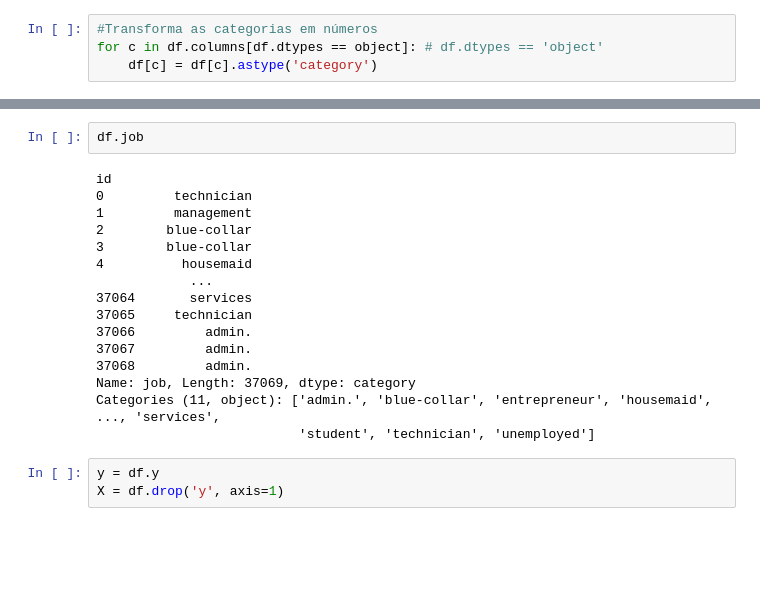
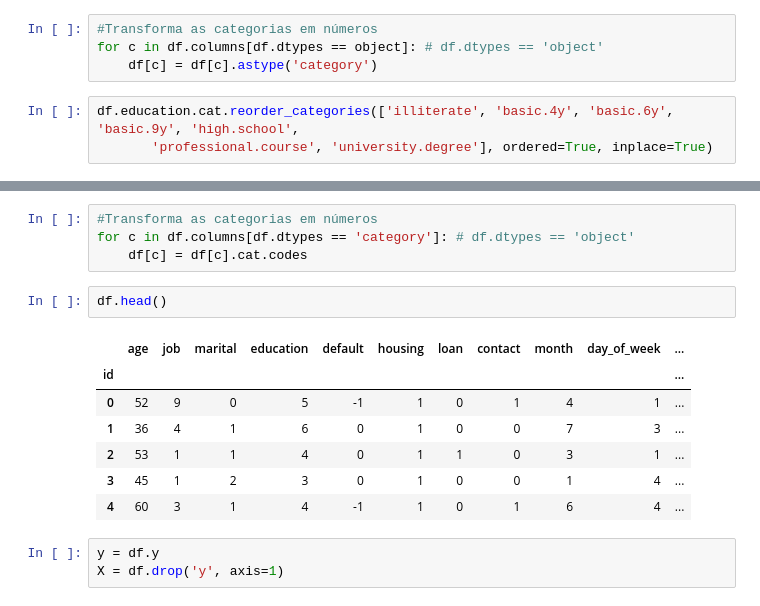
Before and after one commit to feulo-ocean/aula_docker, a Jupyter notebook: ciencia_de_dados.ipynb, the cells around one changed output, grey strips where cells are left out. Cells and saved outputs as stored; diff of their text form; blank space fills up the shorter version.

```diff
--- a/ciencia_de_dados.ipynb
+++ b/ciencia_de_dados.ipynb
@@ -116,3 +116,6 @@ pd.get_dummies(df, columns=['job'])
 #Transforma as categorias em números
 for c in df.columns[df.dtypes == object]: # df.dtypes == 'object'
     df[c] = df[c].astype('category')
+# %%
+df.education.cat.reorder_categories(['illiterate', 'basic.4y', 'basic.6y', 'basic.9y', 'high.school',
+       'professional.course', 'university.degree'], ordered=True, inplace=True)
@@ -119,21 +139,17 @@ for c in df.columns[df.dtypes == object]: # df.dtypes == 'object'
+# %%
+#Transforma as categorias em números
+for c in df.columns[df.dtypes == 'category']: # df.dtypes == 'object'
+    df[c] = df[c].cat.codes
 # %%
-df.job
+df.head()
 # %% [output]
-id
-0         technician
-1         management
-2        blue-collar
-3        blue-collar
-4          housemaid
-            ...
-37064       services
-37065     technician
-37066         admin.
-37067         admin.
-37068         admin.
-Name: job, Length: 37069, dtype: category
-Categories (11, object): ['admin.', 'blue-collar', 'entrepreneur', 'housemaid', ..., 'services',
-                          'student', 'technician', 'unemployed']
+|  | age | job | marital | education | default | housing | loan | contact | month | day_of_week | ... |
+| id |  |  |  |  |  |  |  |  |  |  | ... |
+| 0 | 52 | 9 | 0 | 5 | -1 | 1 | 0 | 1 | 4 | 1 | ... |
+| 1 | 36 | 4 | 1 | 6 | 0 | 1 | 0 | 0 | 7 | 3 | ... |
+| 2 | 53 | 1 | 1 | 4 | 0 | 1 | 1 | 0 | 3 | 1 | ... |
+| 3 | 45 | 1 | 2 | 3 | 0 | 1 | 0 | 0 | 1 | 4 | ... |
+| 4 | 60 | 3 | 1 | 4 | -1 | 1 | 0 | 1 | 6 | 4 | ... |
 # %%
 y = df.y
 X = df.drop('y', axis=1)
```
Also changed, not shown: parts of 1 cell of this notebook.
